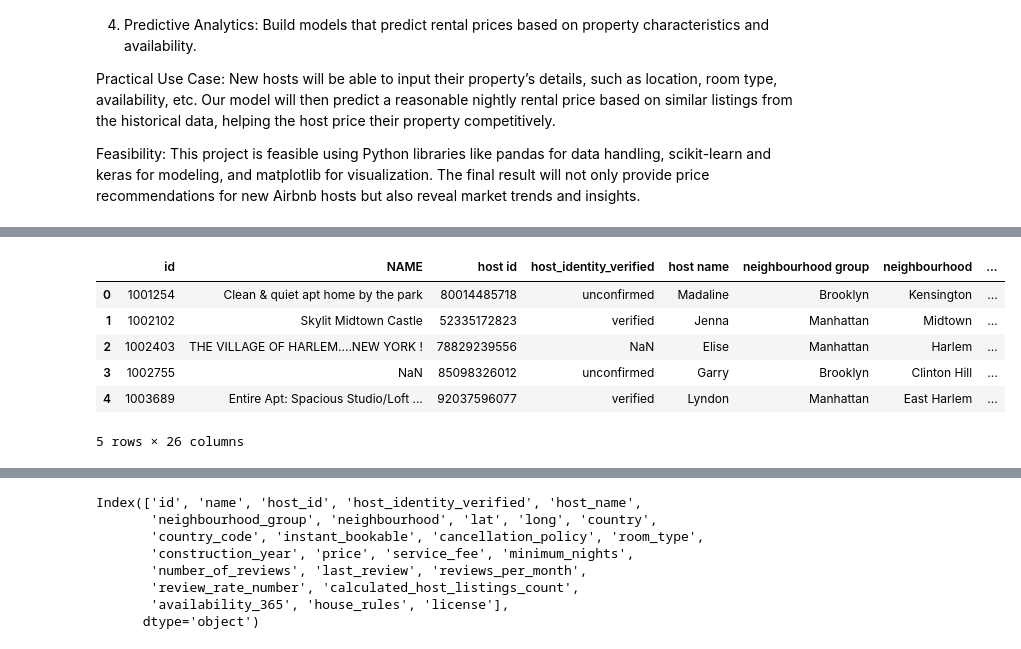
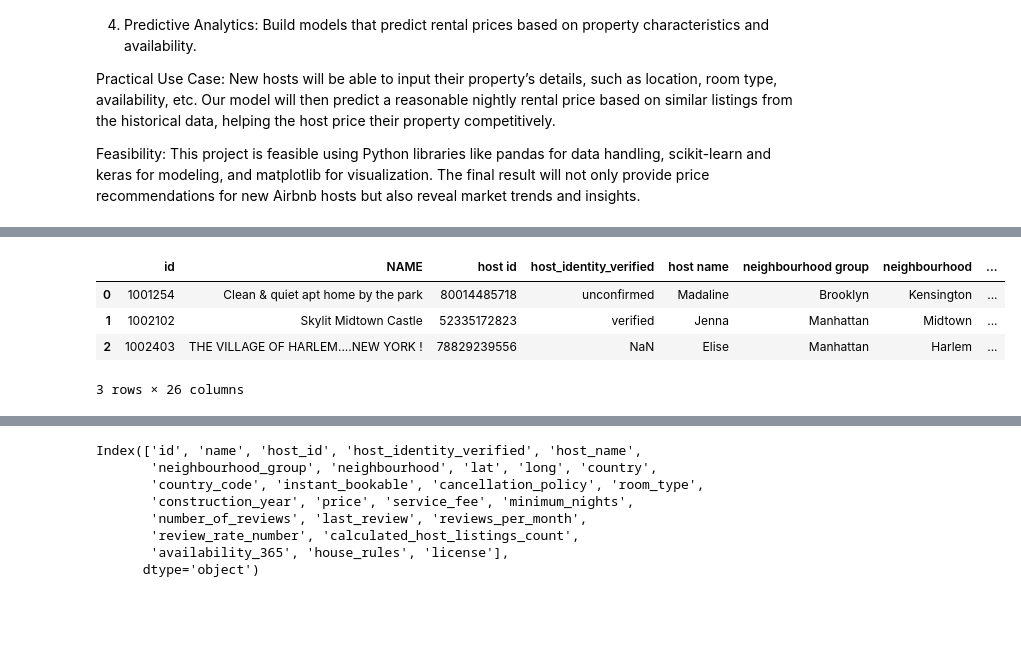
Before and after one commit to tuhanren/Airbnb-Data-Analysis, a Jupyter notebook: Final_Project_Group15.ipynb, the cells around one changed output, grey strips where cells are left out. Drawn from its saved outputs; the diff is of its cells as text; code cells hidden in the pictures; blank space fills up the shorter version.

```diff
--- a/Final_Project_Group15.ipynb
+++ b/Final_Project_Group15.ipynb
@@ -207,12 +206,10 @@ def apply_lambda(dataFrame: pd.DataFrame, columns: list, fn: any) -> None:
 # %%
 # Call read_csv() to import csv file.
 df = read_csv('Airbnb_Open_Data.csv')
-df.head(5)
+df.head(3)
 # %% [output]
 |  | id | NAME | host id | host_identity_verified | host name | neighbourhood group | neighbourhood | ... |
 | 0 | 1001254 | Clean & quiet apt home by the park | 80014485718 | unconfirmed | Madaline | Brooklyn | Kensington | ... |
 | 1 | 1002102 | Skylit Midtown Castle | 52335172823 | verified | Jenna | Manhattan | Midtown | ... |
 | 2 | 1002403 | THE VILLAGE OF HARLEM....NEW YORK ! | 78829239556 | NaN | Elise | Manhattan | Harlem | ... |
-| 3 | 1002755 | NaN | 85098326012 | unconfirmed | Garry | Brooklyn | Clinton Hill | ... |
-| 4 | 1003689 | Entire Apt: Spacious Studio/Loft ... | 92037596077 | verified | Lyndon | Manhattan | East Harlem | ... |
-5 rows × 26 columns
+3 rows × 26 columns
```
Also changed, not shown: parts of 70 cells of this notebook.
